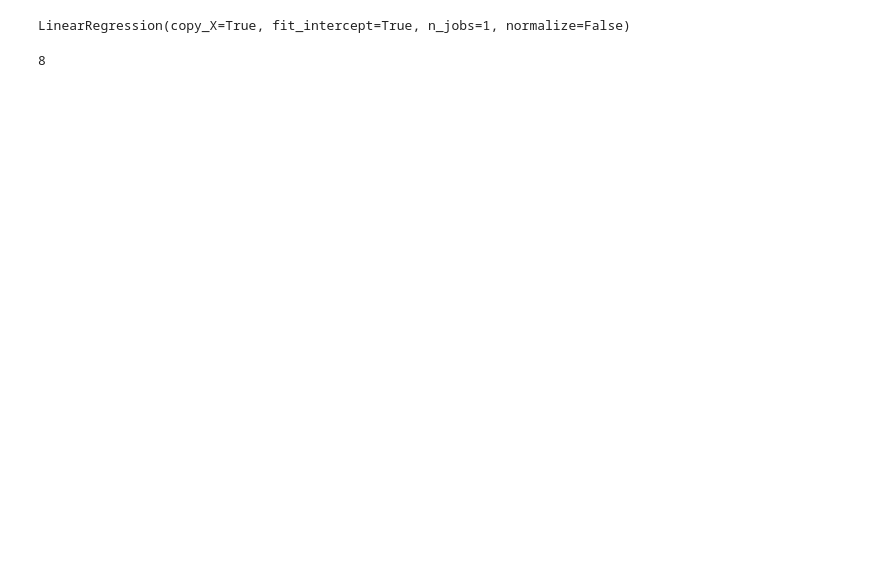
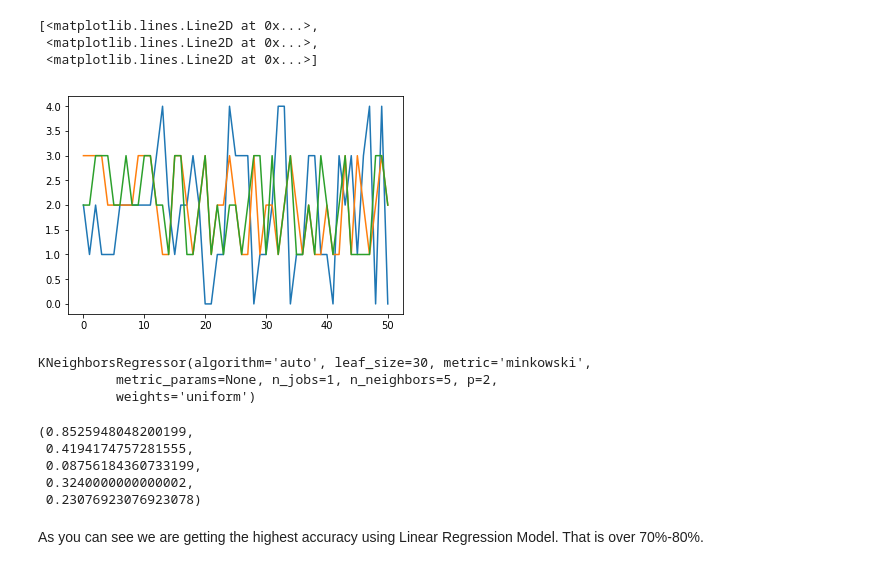
Before and after one commit to priyanshrastogi/order-delivery-forecast, a Jupyter notebook: server/Order Delivery Forecast.ipynb, the cells around one changed output. Saved outputs shown, nothing was run; the diff lists cells and outputs as text; code cells hidden in the pictures; blank space fills up the shorter version.

```diff
--- a/server/Order Delivery Forecast.ipynb
+++ b/server/Order Delivery Forecast.ipynb
@@ -21,9 +31,32 @@ df
-# %%
-model = LinearRegression()
-model.fit(df[['dispatching_time','distance','courier_service','origin_city','target_city','festive_season']],df['delivery_time'])
-# %% [output]
-LinearRegression(copy_X=True, fit_intercept=True, n_jobs=1, normalize=False)
-# %%
-int(round(model.predict([[2,2500,1,3,1,0]])[0]))
-# %% [output]
-8
+# %%
+x = np.arange(0,51)
+plt.plot(x, df['dispatching_time'], x, df['courier_service'], x, df['target_city'])
+# %% [output]
+[<matplotlib.lines.Line2D at 0x...>,
+ <matplotlib.lines.Line2D at 0x...>,
+ <matplotlib.lines.Line2D at 0x...>]
+[figure, added]
+# %%
+lr_model = LinearRegression()
+dt_model = DecisionTreeRegressor()
+svmr_model = LinearSVR()
+knnr_model = KNeighborsRegressor()
+x_train, x_test, y_train, y_test = train_test_split(df[['dispatching_time','distance','courier_service','origin_city','target_city','festive_season']],df['delivery_time'])
+lr_model.fit(x_train,y_train)
+dt_model.fit(x_train,y_train)
+svmr_model.fit(x_train,y_train)
+knnr_model.fit(x_train,y_train)
+# %% [output]
+KNeighborsRegressor(algorithm='auto', leaf_size=30, metric='minkowski',
+          metric_params=None, n_jobs=1, n_neighbors=5, p=2,
+          weights='uniform')
+# %%
+lr_model.score(x_test,y_test), dt_model.score(x_test,y_test), svmr_model.score(x_test,y_test), knnr_model.score(x_test,y_test)
+# %% [output]
+(0.8525948048200199,
+ 0.4194174757281555,
+ 0.08756184360733199,
+ 0.3240000000000002,
+ 0.23076923076923078)
+# %% [markdown]
+As you can see we are getting the highest accuracy using Linear Regression Model. That is over 70%-80%.
```
Also changed, not shown: parts of 2 cells of this notebook, 1 other file.
